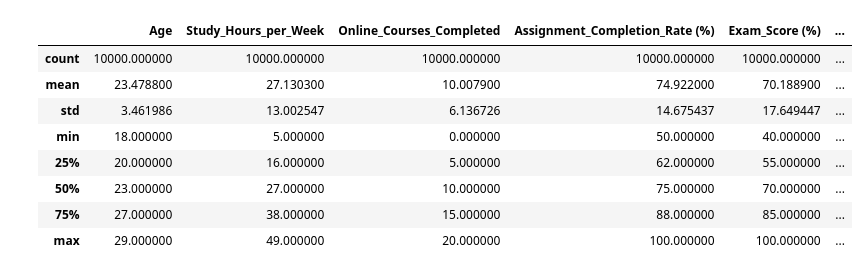
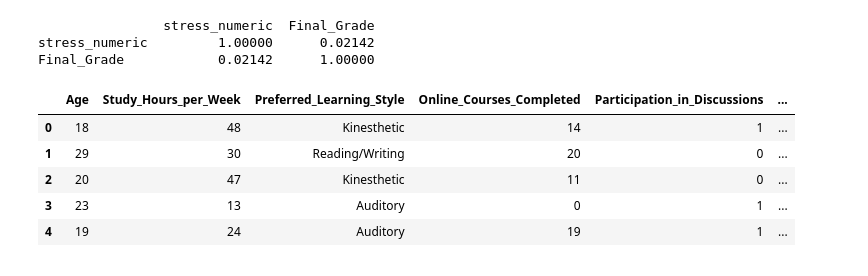
Before and after one commit to Igor961-bot/TweetSentimentML, a Jupyter notebook: pro1.ipynb, the cells around one changed output. Drawn from its saved outputs; the diff is of its cells as text; code cells hidden in the pictures.

```diff
--- a/pro1.ipynb
+++ b/pro1.ipynb
@@ -4,0 +131,3 @@ df = pd.read_csv('student_performance_large_dataset.csv')
+# %%
+df.drop('Gender', axis=1, inplace=True)
+df.drop('Student_ID', axis=1, inplace=True)
@@ -32,0 +150,2 @@ dtype: int64
+# %%
+df['Participation_in_Discussions'] = df['Participation_in_Discussions'].map({'Yes': 1, 'No': 0})
@@ -33,12 +161,24 @@ dtype: int64
+# %%
+
+df['stress_numeric'] = df['Self_Reported_Stress_Level'].map({'Low': 1, 'Medium': 2, 'High': 3})
+
+corr = df[['stress_numeric', 'Final_Grade']].corr()
+print(corr)
+# %% [output]
+                stress_numeric  Final_Grade
+stress_numeric         1.00000      0.02142
+Final_Grade            0.02142      1.00000
+# %%
+#drop stress level i stress numeric
+
+df.drop('Self_Reported_Stress_Level', axis=1, inplace=True)
+df.drop('stress_numeric', axis=1, inplace=True)
 # %%
-df.describe()
+df.head()
 # %% [output]
-|  | Age | Study_Hours_per_Week | Online_Courses_Completed | Assignment_Completion_Rate (%) | Exam_Score (%) | ... |
-| count | 10000.000000 | 10000.000000 | 10000.000000 | 10000.000000 | 10000.000000 | ... |
-| mean | 23.478800 | 27.130300 | 10.007900 | 74.922000 | 70.188900 | ... |
-| std | 3.461986 | 13.002547 | 6.136726 | 14.675437 | 17.649447 | ... |
-| min | 18.000000 | 5.000000 | 0.000000 | 50.000000 | 40.000000 | ... |
-| 25% | 20.000000 | 16.000000 | 5.000000 | 62.000000 | 55.000000 | ... |
-| 50% | 23.000000 | 27.000000 | 10.000000 | 75.000000 | 70.000000 | ... |
-| 75% | 27.000000 | 38.000000 | 15.000000 | 88.000000 | 85.000000 | ... |
-| max | 29.000000 | 49.000000 | 20.000000 | 100.000000 | 100.000000 | ... |
+|  | Age | Study_Hours_per_Week | Preferred_Learning_Style | Online_Courses_Completed | Participation_in_Discussions | ... |
+| 0 | 18 | 48 | Kinesthetic | 14 | 1 | ... |
+| 1 | 29 | 30 | Reading/Writing | 20 | 0 | ... |
+| 2 | 20 | 47 | Kinesthetic | 11 | 0 | ... |
+| 3 | 23 | 13 | Auditory | 0 | 1 | ... |
+| 4 | 19 | 24 | Auditory | 19 | 1 | ... |
```
Also changed, not shown: parts of 49 cells of this notebook.
